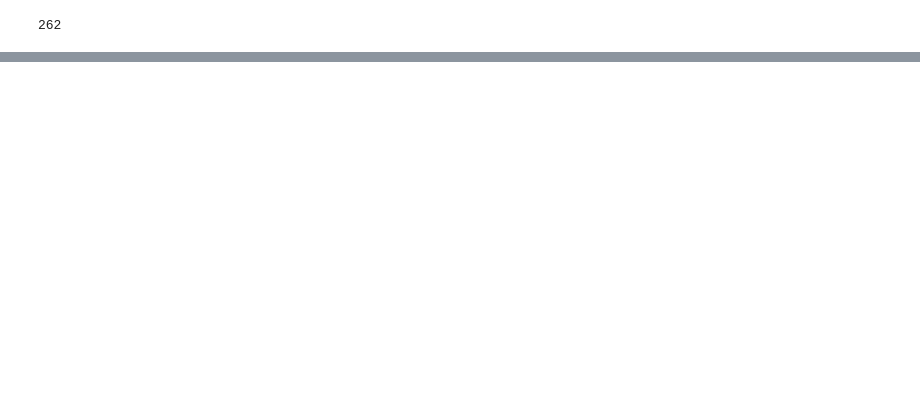
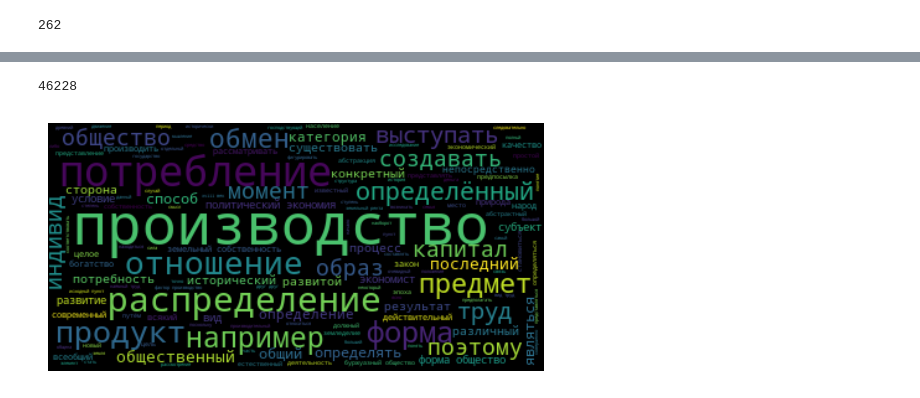
Before and after one commit to TonyRomanovskiy/DS3onl, a Jupyter notebook: Бруцкий-Стемпковский Николай/ДЗ_04_Бруцкий-Стемпковский/text_analys_v.02.ipynb, the cells around one changed output, grey strips where cells are left out. Cells and saved outputs as stored; diff of their text form; code cells hidden in the pictures; blank space fills up the shorter version.

```diff
--- a/Бруцкий-Стемпковский Николай/ДЗ_04_Бруцкий-Стемпковский/text_analys_v.02.ipynb
+++ b/Бруцкий-Стемпковский Николай/ДЗ_04_Бруцкий-Стемпковский/text_analys_v.02.ipynb
@@ -114,0 +218,15 @@ len(text_list)
+# %%
+text_raw = " ".join(text_list_lemm)
+
+len(text_raw)
+# %% [output]
+46228
+# %%
+cloud = wordcloud.WordCloud().generate(text_raw)
+
+plt.figure()
+plt.imshow(cloud, interpolation="bilinear")
+plt.axis("off")
+plt.show()
+# %% [output]
+[figure, added]
```
Also changed, not shown: parts of 22 cells of this notebook, 3 other files.
